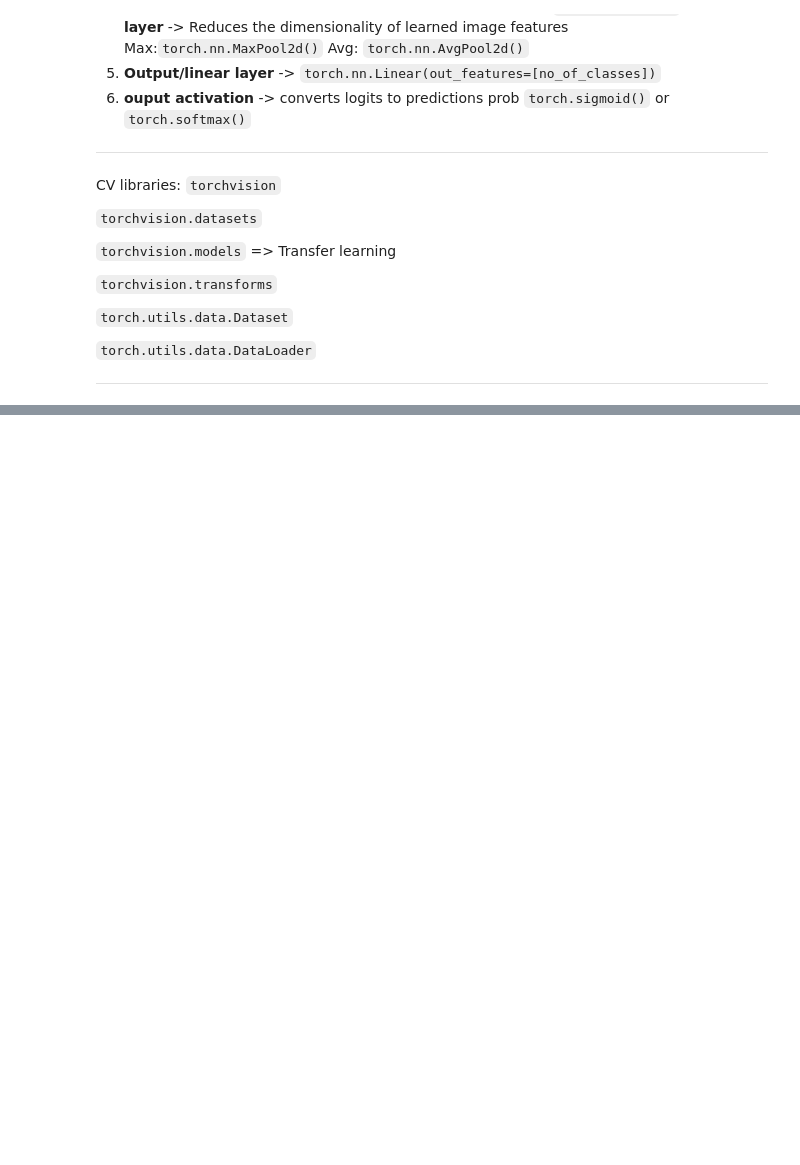
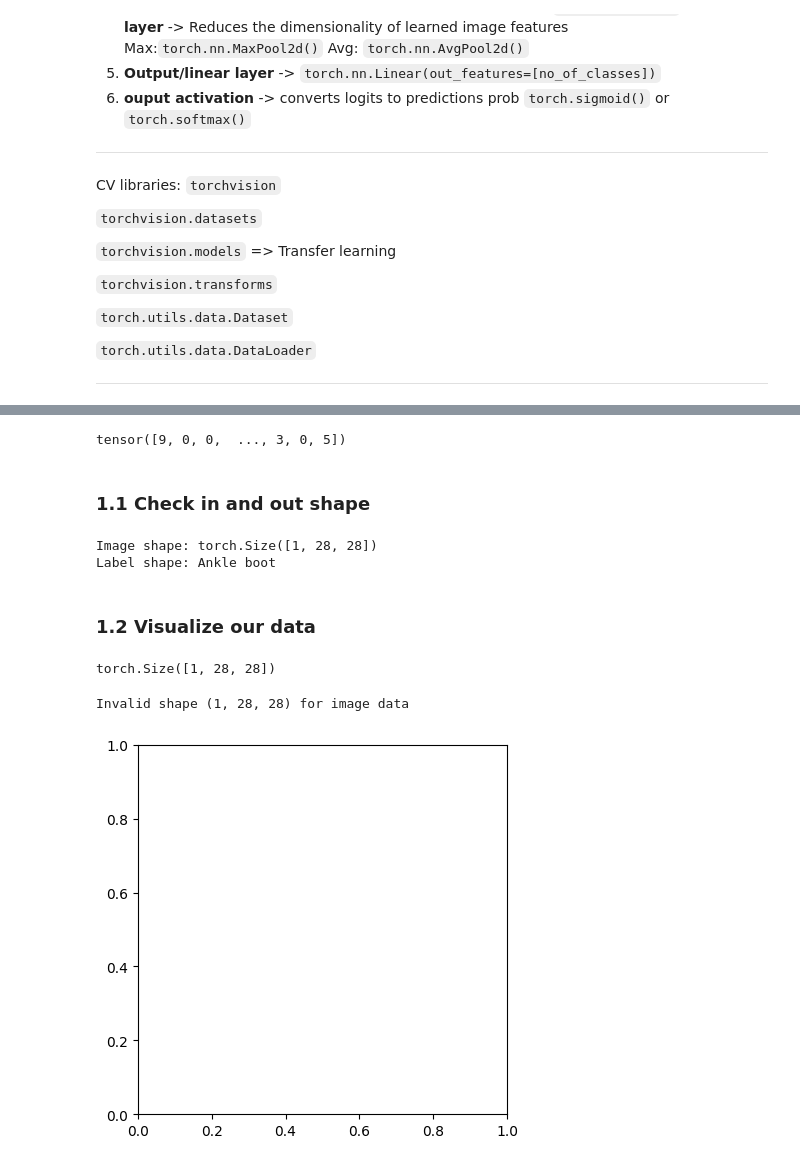
Before and after one commit to therealshai/Pytorch-notebooks, a Jupyter notebook: 03_pytorch_CV.ipynb, the cells around one changed output, grey strips where cells are left out. Saved outputs shown, nothing was run; the diff lists cells and outputs as text; code cells hidden in the pictures; blank space fills up the shorter version.

```diff
--- a/03_pytorch_CV.ipynb
+++ b/03_pytorch_CV.ipynb
@@ -75,0 +88,17 @@ from torchvision.datasets import FashionMNIST
+# %%
+# datasets-MNIST
+train_data=datasets.FashionMNIST(
+    root="data", # where to download data
+    train=True, # do we need training dataset
+    download=True,  # do we want to download it ?
+    transform=torchvision.transforms.ToTensor(),
+    target_transform=None  # do we need the labels?
+)
+
+test_data=datasets.FashionMNIST(
+    root="data",
+    train=False,
+    download=True,
+    transform=torchvision.transforms.ToTensor(),
+    target_transform=None
+)
@@ -75,0 +164,28 @@ from torchvision.datasets import FashionMNIST
+# %%
+train_data.targets  #all labels
+# %% [output]
+tensor([9, 0, 0,  ..., 3, 0, 5])
+# %% [markdown]
+### 1.1 Check in and out shape
+# %%
+# shapes of our image
+print(f"Image shape: {image.shape}") # 1- color channels since the dataset is in grayscale
+print(f"Label shape: {class_names[label]}")
+# %% [output]
+Image shape: torch.Size([1, 28, 28])
+Label shape: Ankle boot
+# %% [markdown]
+### 1.2 Visualize our data
+# %%
+image,label=train_data[0]
+image.shape
+# %% [output]
+torch.Size([1, 28, 28])
+# %%
+try:
+  plt.imshow(image) #common error: shape error
+except Exception as e:
+  print(e)
+# %% [output]
+Invalid shape (1, 28, 28) for image data
+[figure, added]
```
Also changed, not shown: parts of 21 cells of this notebook.
